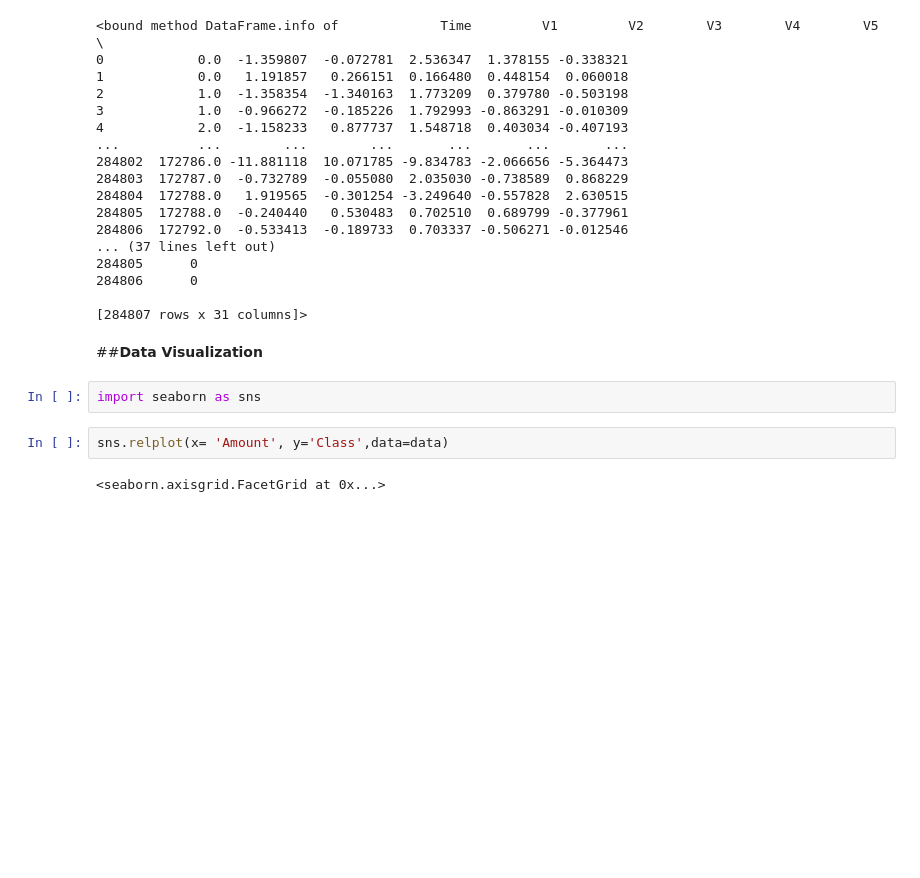
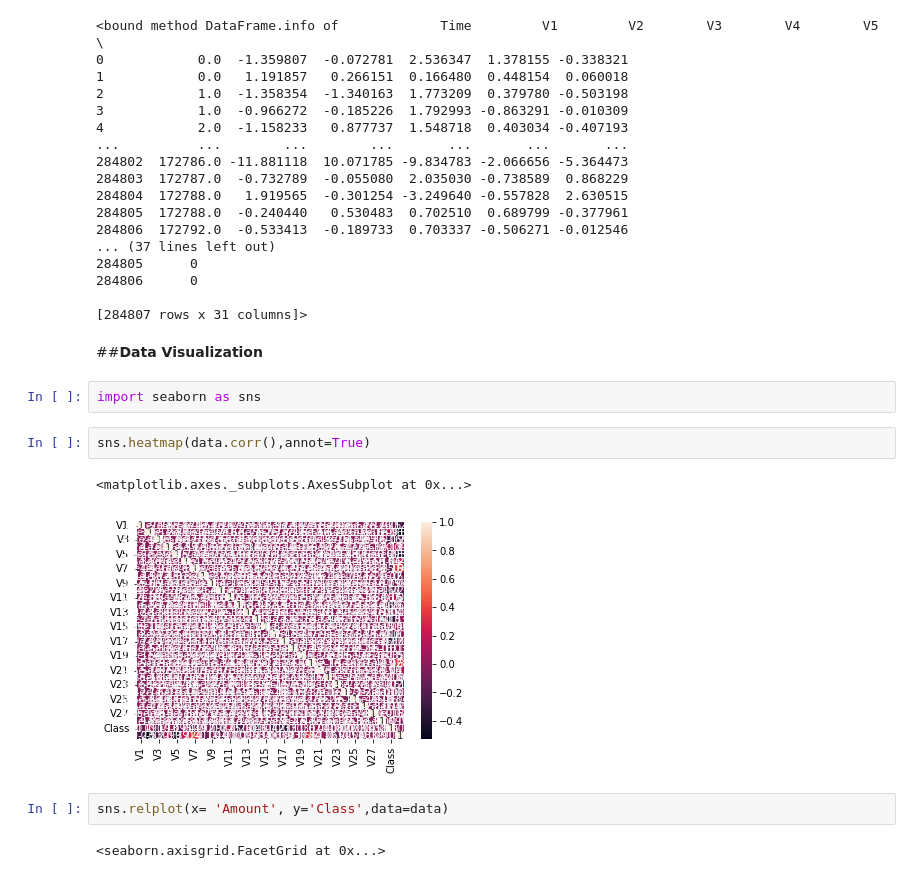
Before and after one commit to Singhsansar/Credit-card-fraud-detection, a Jupyter notebook: creditcardFraud_detection.ipynb, the cells around one changed output. Saved outputs shown, nothing was run; the diff lists cells and outputs as text; blank space fills up the shorter version.

```diff
--- a/creditcardFraud_detection.ipynb
+++ b/creditcardFraud_detection.ipynb
@@ -88,6 +136,11 @@ data.info
 ##**Data Visualization**
 # %%
 import seaborn as sns
+# %%
+sns.heatmap(data.corr(),annot=True)
+# %% [output]
+<matplotlib.axes._subplots.AxesSubplot at 0x...>
+[figure, added]
 # %%
 sns.relplot(x= 'Amount', y='Class',data=data)
 # %% [output]
```
Also changed, not shown: parts of 18 cells of this notebook.
